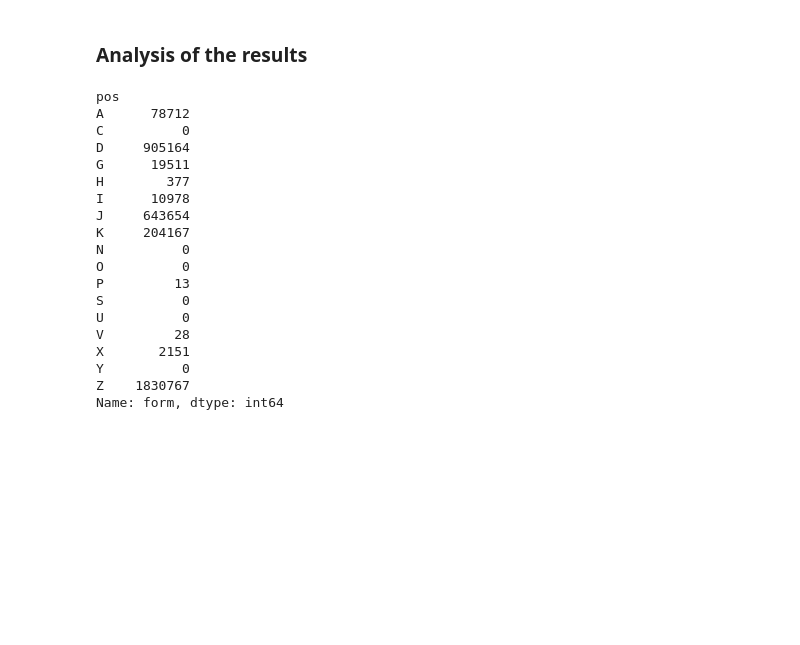
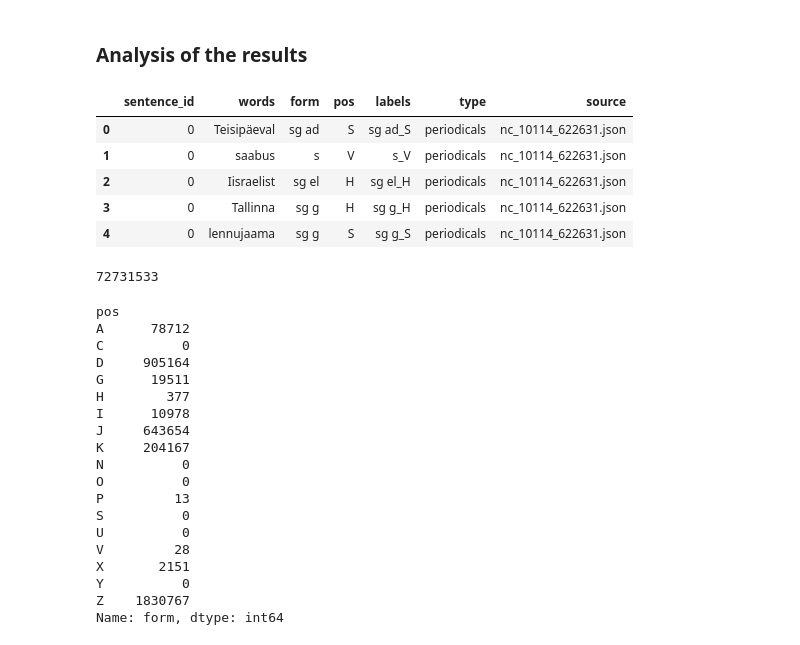
Before and after one commit to SanderSaska/EstNLTK_model_training, a Jupyter notebook: notebooks/data_preprocessing.ipynb, the cells around one changed output. Saved outputs shown, nothing was run; the diff lists cells and outputs as text; code cells hidden in the pictures; blank space fills up the shorter version.

```diff
--- a/notebooks/data_preprocessing.ipynb
+++ b/notebooks/data_preprocessing.ipynb
@@ -136,2 +141,15 @@ pq = pd.read_parquet(ENC2017_DIRS["processed"] / "enc2017_morph_analysis.parquet
+# %%
+display(pq_enc.head())
+# %% [output]
+|  | sentence_id | words | form | pos | labels | type | source |
+| 0 | 0 | Teisipäeval | sg ad | S | sg ad_S | periodicals | nc_10114_622631.json |
+| 1 | 0 | saabus | s | V | s_V | periodicals | nc_10114_622631.json |
+| 2 | 0 | Iisraelist | sg el | H | sg el_H | periodicals | nc_10114_622631.json |
+| 3 | 0 | Tallinna | sg g | H | sg g_H | periodicals | nc_10114_622631.json |
+| 4 | 0 | lennujaama | sg g | S | sg g_S | periodicals | nc_10114_622631.json |
+# %%
+pq_enc.size
+# %% [output]
+72731533
 # %%
 # Table of pos counts with empty forms ("")
```
Also changed, not shown: parts of 36 cells of this notebook, 3 other files.
